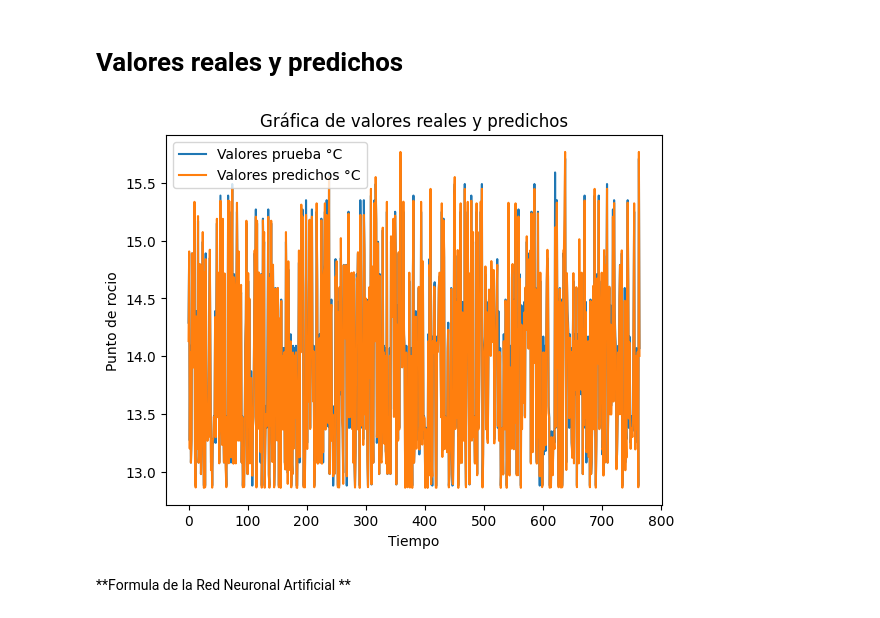
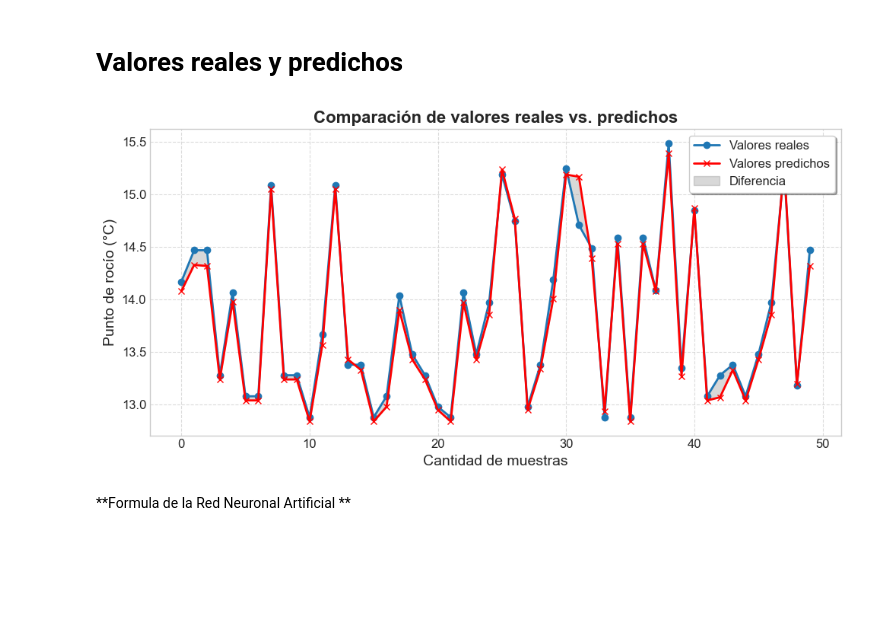
Before and after one commit to AlexAnrob/AquaPeltier-Captacion-de-Agua-Atmosferica-con-IA-y-Vision-Termica-MLX90640, a Jupyter notebook: Proyecto_RNN_con_datos_sinteticos.ipynb, the cells around one changed output. Saved outputs shown, nothing was run; the diff lists cells and outputs as text; code cells hidden in the pictures; blank space fills up the shorter version.

```diff
--- a/Proyecto_RNN_con_datos_sinteticos.ipynb
+++ b/Proyecto_RNN_con_datos_sinteticos.ipynb
@@ -722,15 +726,50 @@ Valores predichos:
 # %% [markdown]
 # Valores reales y predichos
-# %%
-plt.plot(y_test, label='Valores prueba °C')
-plt.plot(y_pred_test, label='Valores predichos °C')
-plt.xlabel('Tiempo')
-plt.ylabel('Punto de rocio')
-plt.title('Gráfica de valores reales y predichos')
-plt.legend()
-plt.show()
-# %% [output]
-[figure, removed]
+# %%
+import matplotlib.pyplot as plt
+import numpy as np
+
+n = min(50, len(y_test), len(y_pred_test))
+
+# Asegura que ambos sean 1D
+y_test_plot = np.array(y_test[:n]).ravel()
+y_pred_plot = np.round(np.array(y_pred_test[:n]).ravel(), 2)
+
+plt.figure(figsize=(10, 5))
+plt.plot(
+    y_test_plot,
+    label='Valores reales',
+    marker='o',
+    color='C0',
+    linewidth=2,
+    markersize=6
+)
+plt.plot(
+    y_pred_plot,
+    label='Valores predichos',
+    marker='x',
+    color='red',
+    linewidth=2,
+    markersize=6
+)
+plt.fill_between(
+    np.arange(n),
+    y_test_plot,
+    y_pred_plot,
+    color='gray',
+    alpha=0.3,
+    label='Diferencia'
+)
+plt.title('Comparación de valores reales vs. predichos', fontsize=16, fontweight='bold')
+plt.xlabel('Cantidad de muestras', fontsize=14)
+plt.ylabel('Punto de rocío (°C)', fontsize=14)
+plt.legend(fontsize=12, loc='best', frameon=True, shadow=True)
+plt.grid(True, linestyle='--', alpha=0.7)
+plt.tick_params(axis='both', labelsize=12)
+plt.tight_layout()
+plt.show()
+# %% [output]
+[figure, added]
 # %% [markdown]
 **Formula de la Red Neuronal Artificial **
 # %%
```
Also changed, not shown: parts of 39 cells of this notebook.
